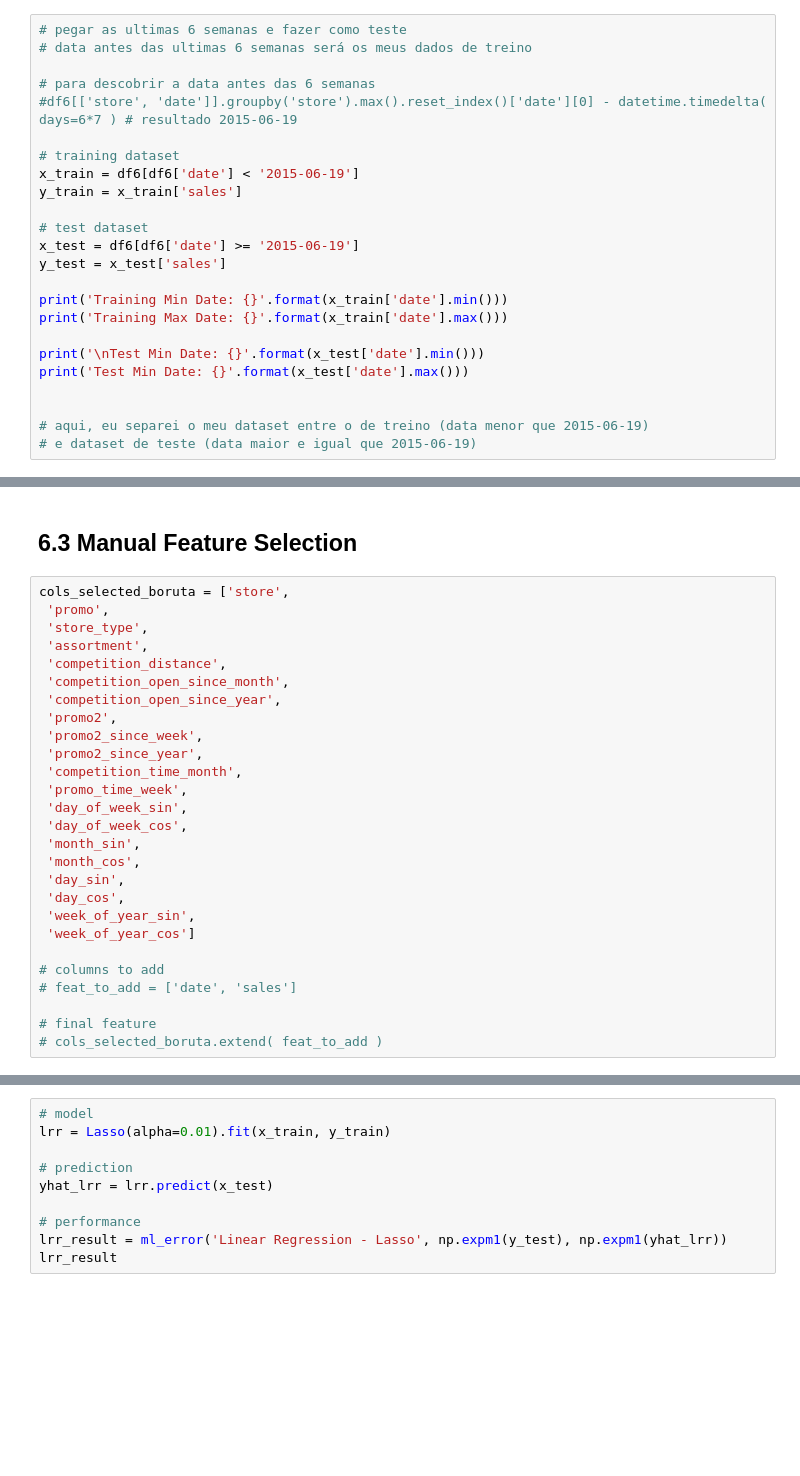
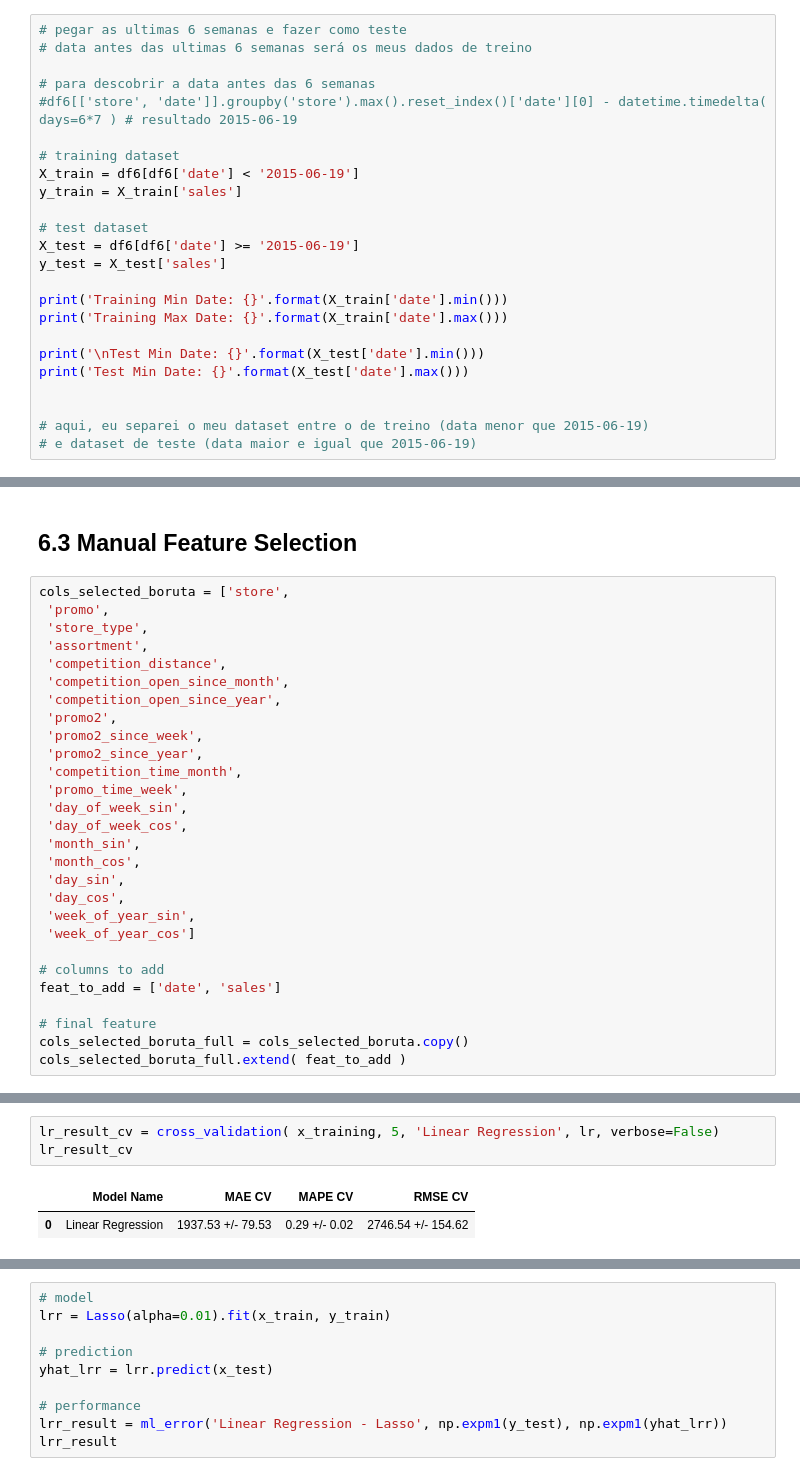
Before and after one commit to carolfoligno/DataScience_em_Producao, a Jupyter notebook: m04_store_sales_prediction.ipynb, the cells around one changed output, grey strips where cells are left out. Saved outputs shown, nothing was run; the diff lists cells and outputs as text; blank space fills up the shorter version.

```diff
--- a/m04_store_sales_prediction.ipynb
+++ b/m04_store_sales_prediction.ipynb
@@ -908,18 +953,18 @@ df6 = df6.drop(cols_drop, axis=1)
 #df6[['store', 'date']].groupby('store').max().reset_index()['date'][0] - datetime.timedelta( days=6*7 ) # resultado 2015-06-19
 
 # training dataset
-x_train = df6[df6['date'] < '2015-06-19']
-y_train = x_train['sales']
+X_train = df6[df6['date'] < '2015-06-19']
+y_train = X_train['sales']
 
 # test dataset
-x_test = df6[df6['date'] >= '2015-06-19']
-y_test = x_test['sales']
+X_test = df6[df6['date'] >= '2015-06-19']
+y_test = X_test['sales']
 
-print('Training Min Date: {}'.format(x_train['date'].min()))
-print('Training Max Date: {}'.format(x_train['date'].max()))
+print('Training Min Date: {}'.format(X_train['date'].min()))
+print('Training Max Date: {}'.format(X_train['date'].max()))
 
-print('\nTest Min Date: {}'.format(x_test['date'].min()))
-print('Test Min Date: {}'.format(x_test['date'].max()))
+print('\nTest Min Date: {}'.format(X_test['date'].min()))
+print('Test Min Date: {}'.format(X_test['date'].max()))
 
 
 # aqui, eu separei o meu dataset entre o de treino (data menor que 2015-06-19)
@@ -981,7 +1026,8 @@ cols_selected_boruta = ['store',
  'week_of_year_cos']
 
 # columns to add
-# feat_to_add = ['date', 'sales']
+feat_to_add = ['date', 'sales']
 
 # final feature
-# cols_selected_boruta.extend( feat_to_add )
+cols_selected_boruta_full = cols_selected_boruta.copy()
+cols_selected_boruta_full.extend( feat_to_add )
@@ -1026,0 +1076,6 @@ lr_result
+# %%
+lr_result_cv = cross_validation( x_training, 5, 'Linear Regression', lr, verbose=False)
+lr_result_cv
+# %% [output]
+|  | Model Name | MAE CV | MAPE CV | RMSE CV |
+| 0 | Linear Regression | 1937.53 +/- 79.53 | 0.29 +/- 0.02 | 2746.54 +/- 154.62 |
```
Also changed, not shown: parts of 32 cells of this notebook.
